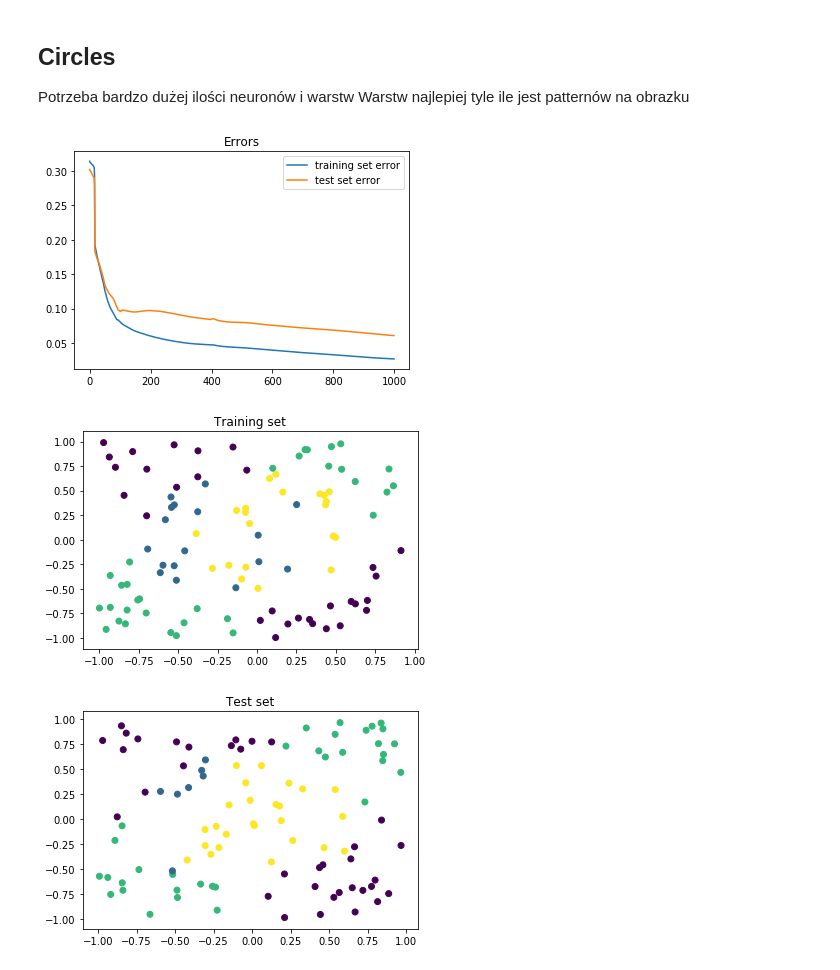
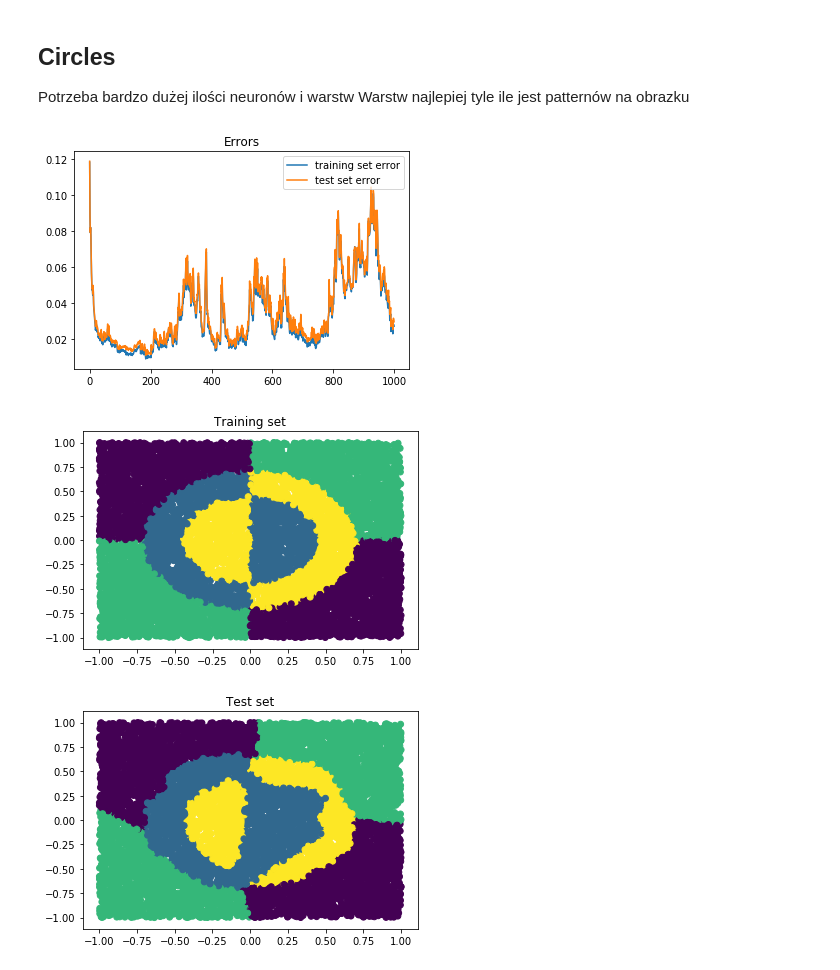
Before and after one commit to Kaketo/Backpropagation, a Jupyter notebook: testy do raportu.ipynb, the cells around one changed output. Saved outputs shown, nothing was run; the diff lists cells and outputs as text; code cells hidden in the pictures.

```diff
--- a/testy do raportu.ipynb
+++ b/testy do raportu.ipynb
@@ -185,17 +186,17 @@ plot_classification(brain, x)
 Potrzeba bardzo dużej ilości neuronów i warstw
 Warstw najlepiej tyle ile jest patternów na obrazku
 # %%
-x = data_read_classification('circles',100)
+x = data_read_classification('circles',10000)
 brain = Network(learning_rate = 0.1, momentum_rate = 0.8, iterations = 1000)
 brain.add(Layer(2,10,'sigmoid'))
 brain.add(Layer(10,100,'sigmoid'))
 brain.add(Layer(100,50,'sigmoid'))
 brain.add(Layer(50,4,'sigmoid'))
 errors = brain.train_and_evaluate(x[0],x[1],x[2],x[3])
 #errors = brain.train_mini_batch_and_evaluate(x[0],x[1],x[2],x[3],10)
 plot_errors(errors)
 plot_classification(brain, x)
 # %% [output]
-[figure, old version]
+[figure, new version]
-[figure, old version]
+[figure, new version]
-[figure, old version]
+[figure, new version]
```
Also changed, not shown: parts of 11 cells of this notebook, 2 other files.
